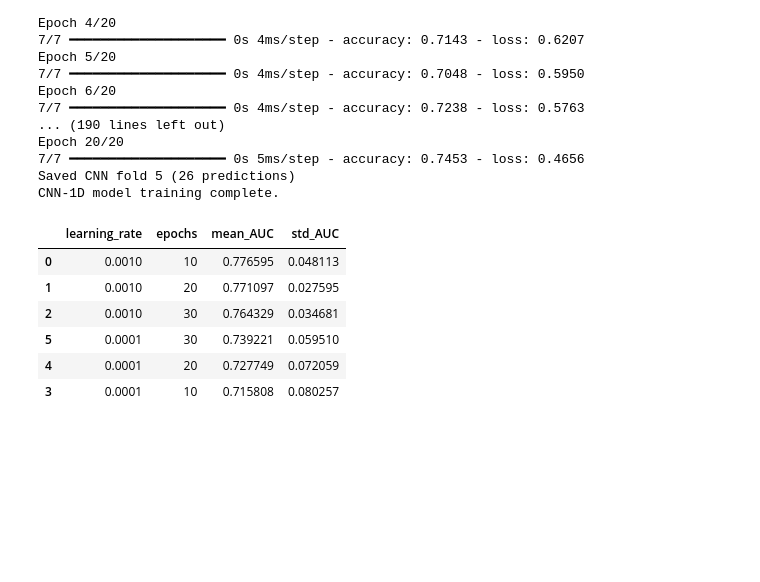
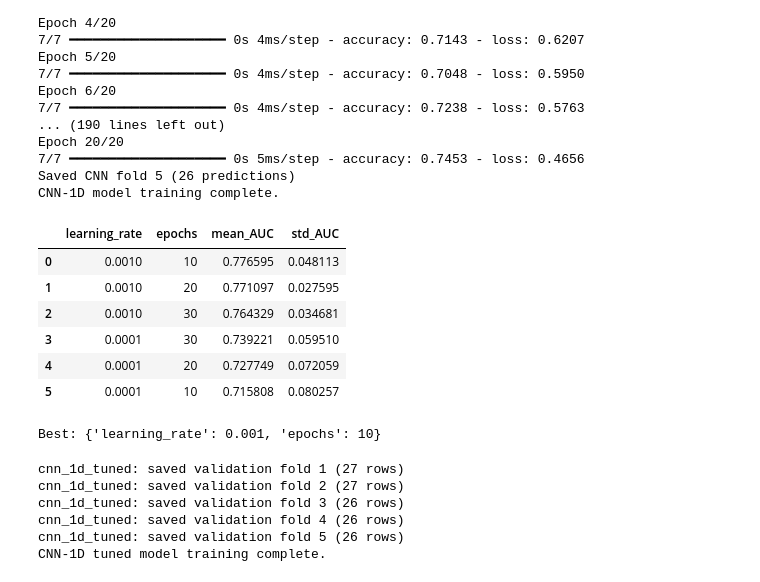
Before and after one commit to yenfay/it1244-project, a Jupyter notebook: notebooks/task1_classification.ipynb, the cells around one changed output. Drawn from its saved outputs; the diff is of its cells as text; code cells hidden in the pictures; blank space fills up the shorter version.

Commit message:
task 1 hyperparam tuning and results

```diff
--- a/notebooks/task1_classification.ipynb
+++ b/notebooks/task1_classification.ipynb
@@ -300,27 +300,71 @@ CNN-1D model training complete.
 # %%
 cnn_rows = []
 for lr in [0.001, 0.0001]:
     for ep in [10, 20, 30]:
         aucs = []
         for train_idx, val_idx in folds:
             tf.keras.utils.set_random_seed(42)
             tr_ids, va_ids = list(X.index[train_idx]), list(X.index[val_idx])
             tr_windows = np.concatenate([signals[s] for s in tr_ids])
             tr_labels = np.repeat(y.loc[tr_ids].to_numpy(), N_WINDOWS)
             mean = tr_windows.mean(axis=(0, 1), keepdims=True)
             std = np.maximum(tr_windows.std(axis=(0, 1), keepdims=True), 1e-6)
             model = build_cnn(input_shape=(TIME_STEPS, 16), task="classification", learning_rate=lr)
             model.fit((tr_windows - mean) / std, tr_labels, epochs=ep, batch_size=BATCH_SIZE, verbose=0)
             prob = [model.predict((signals[s] - mean) / std, verbose=0).mean() for s in va_ids]
             aucs.append(roc_auc_score(y.loc[va_ids], prob))
         cnn_rows.append({"learning_rate": lr, "epochs": ep,
                          "mean_AUC": np.mean(aucs), "std_AUC": np.std(aucs, ddof=1)})
-display(pd.DataFrame(cnn_rows).sort_values("mean_AUC", ascending=False))
+
+cnn_table = pd.DataFrame(cnn_rows).sort_values("mean_AUC", ascending=False).reset_index(drop=True)
+display(cnn_table)
+
+best_row = cnn_table.iloc[0]
+cnn_best = {"learning_rate": float(best_row["learning_rate"]), "epochs": int(best_row["epochs"])}
+print("Best:", cnn_best)
 # %% [output]
 |  | learning_rate | epochs | mean_AUC | std_AUC |
 | 0 | 0.0010 | 10 | 0.776595 | 0.048113 |
 | 1 | 0.0010 | 20 | 0.771097 | 0.027595 |
 | 2 | 0.0010 | 30 | 0.764329 | 0.034681 |
-| 5 | 0.0001 | 30 | 0.739221 | 0.059510 |
+| 3 | 0.0001 | 30 | 0.739221 | 0.059510 |
 | 4 | 0.0001 | 20 | 0.727749 | 0.072059 |
-| 3 | 0.0001 | 10 | 0.715808 | 0.080257 |
+| 5 | 0.0001 | 10 | 0.715808 | 0.080257 |
+Best: {'learning_rate': 0.001, 'epochs': 10}
+# %%
+def train_cnn_and_save(model_name, learning_rate=0.001, epochs=10, seed=42):
+    for fold_number, (train_idx, val_idx) in enumerate(folds, start=1):
+        tf.keras.utils.set_random_seed(seed)
+        train_subjects, val_subjects = list(X.index[train_idx]), list(X.index[val_idx])
+
+        train_windows = np.concatenate([signals[s] for s in train_subjects])
+        train_labels = np.repeat(y.loc[train_subjects].to_numpy(), N_WINDOWS)
+        mean = train_windows.mean(axis=(0, 1), keepdims=True)
+        std = np.maximum(train_windows.std(axis=(0, 1), keepdims=True), 1e-6)
+
+        model = build_cnn(input_shape=(TIME_STEPS, 16), task="classification", learning_rate=learning_rate)
+        model.fit((train_windows - mean) / std, train_labels,
+                  epochs=epochs, batch_size=BATCH_SIZE, verbose=0)
+
+        probabilities = np.array([model.predict((signals[s] - mean) / std, verbose=0).mean()
+                                  for s in val_subjects])
+        pd.DataFrame({"subject": val_subjects, "fold": fold_number,
+                      "y_true": y.loc[val_subjects].to_numpy(),
+                      "y_pred": (probabilities >= 0.5).astype(int),
+                      "y_prob": probabilities}).to_csv(
+            OUT / "predictions" / f"{model_name}_val_fold{fold_number}.csv", index=False)
+        model.save(OUT / "weights" / f"{model_name}_val_fold{fold_number}.keras")
+        np.savez(OUT / "weights" / f"{model_name}_val_fold{fold_number}_normalisation.npz",
+                 mean=mean, std=std, time_steps=TIME_STEPS, n_windows=N_WINDOWS,
+                 sensor_columns=np.array(SENSOR_COLS))
+        print(f"{model_name}: saved validation fold {fold_number} ({len(val_subjects)} rows)")
+
+train_cnn_and_save("cnn_1d_tuned", **cnn_best)
+print("CNN-1D tuned model training complete.")
+# %% [output]
+cnn_1d_tuned: saved validation fold 1 (27 rows)
+cnn_1d_tuned: saved validation fold 2 (27 rows)
+cnn_1d_tuned: saved validation fold 3 (26 rows)
+cnn_1d_tuned: saved validation fold 4 (26 rows)
+cnn_1d_tuned: saved validation fold 5 (26 rows)
+CNN-1D tuned model training complete.
```
Also changed, not shown: 1 other file.
